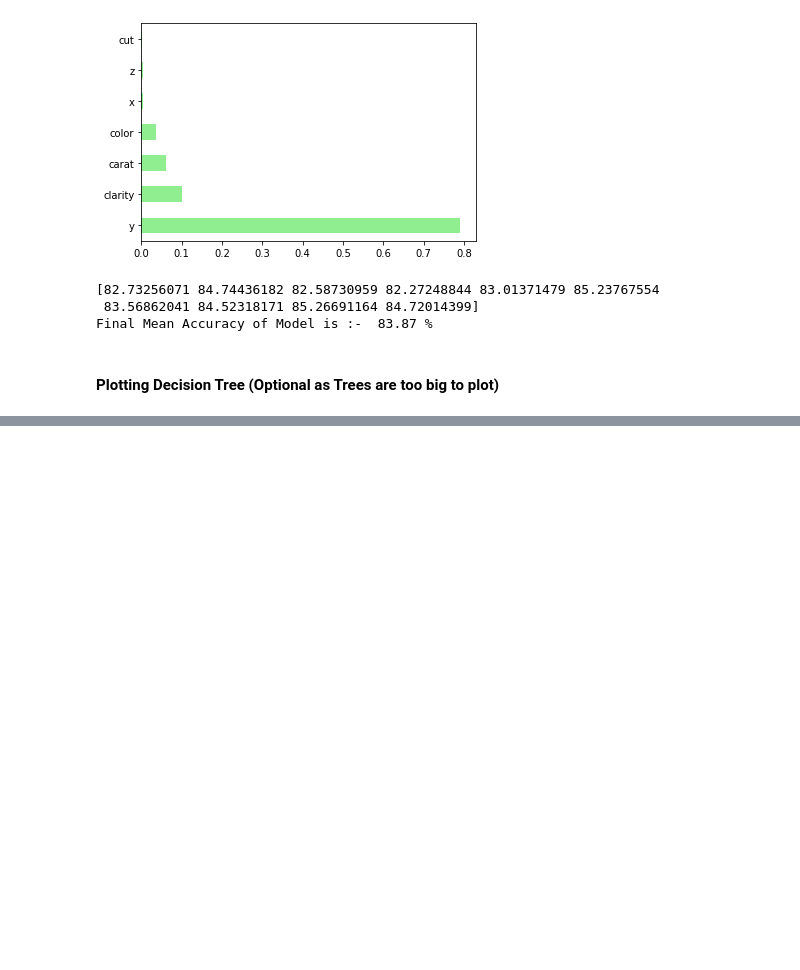
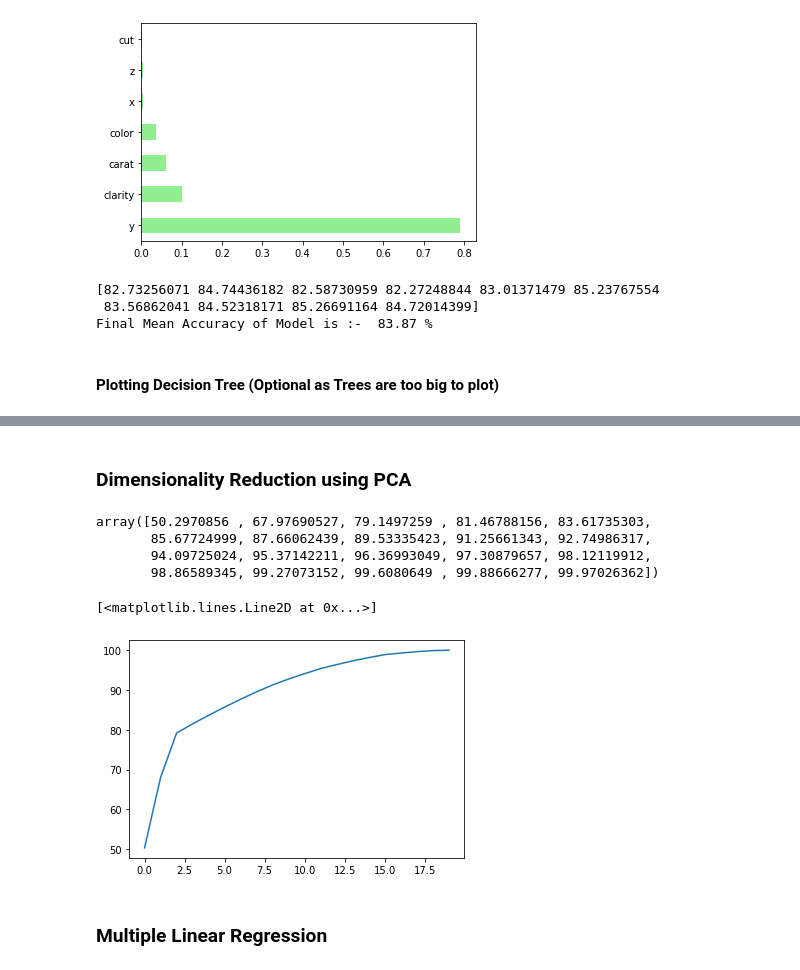
Before and after one commit to Mchilamwar/Regression_Analysis_Cases, a Jupyter notebook: Diamond_Price_Prediction/DiamondPricePredict.ipynb, the cells around one changed output, grey strips where cells are left out. Saved outputs shown, nothing was run; the diff lists cells and outputs as text; code cells hidden in the pictures; blank space fills up the shorter version.

```diff
--- a/Diamond_Price_Prediction/DiamondPricePredict.ipynb
+++ b/Diamond_Price_Prediction/DiamondPricePredict.ipynb
@@ -170,7 +170,7 @@ scatter_plot(DiamondPrice,['carat','depth','table','x','y','z'])
 # %%
 # Removing the Outliars From X,Y,Z
 
-# DiamondPrice=DiamondPrice[(DiamondPrice['y']>2)&(DiamondPrice['y']<9.5)]
+DiamondPrice=DiamondPrice[(DiamondPrice['y']>2)&(DiamondPrice['y']<9.5)]
 # %%
 DiamondPrice=DiamondPrice[(DiamondPrice['z']>2.06)&(DiamondPrice['y']<6.5)]
 # %%
@@ -524,3 +518,25 @@ dot: graph is too large for cairo-renderer bitmaps. Scaling by 0.252514 to fit
 # %%
 # fig=plt.gcf()
 # fig.savefig('diamondtree.png')
+# %% [markdown]
+### Dimensionality Reduction using PCA
+# %%
+from sklearn.decomposition import PCA
+
+pca=PCA(n_components=20)
+
+pca.fit_transform(pd.get_dummies(DiamondPrice.drop('price',axis=1)).values)
+explained_variance=pca.explained_variance_ratio_
+
+explained_variance=np.cumsum(explained_variance)*100
+explained_variance
+# %% [output]
+array([50.2970856 , 67.97690527, 79.1497259 , 81.46788156, 83.61735303,
+       85.67724999, 87.66062439, 89.53335423, 91.25661343, 92.74986317,
+       94.09725024, 95.37142211, 96.36993049, 97.30879657, 98.12119912,
+       98.86589345, 99.27073152, 99.6080649 , 99.88666277, 99.97026362])
+# %%
+plt.plot(explained_variance)
+# %% [output]
+[<matplotlib.lines.Line2D at 0x...>]
+[figure, added]
@@ -526,0 +559,2 @@ dot: graph is too large for cairo-renderer bitmaps. Scaling by 0.252514 to fit
+# %% [markdown]
+### Multiple Linear Regression
```
Also changed, not shown: parts of 7 cells of this notebook, 4 other files.
